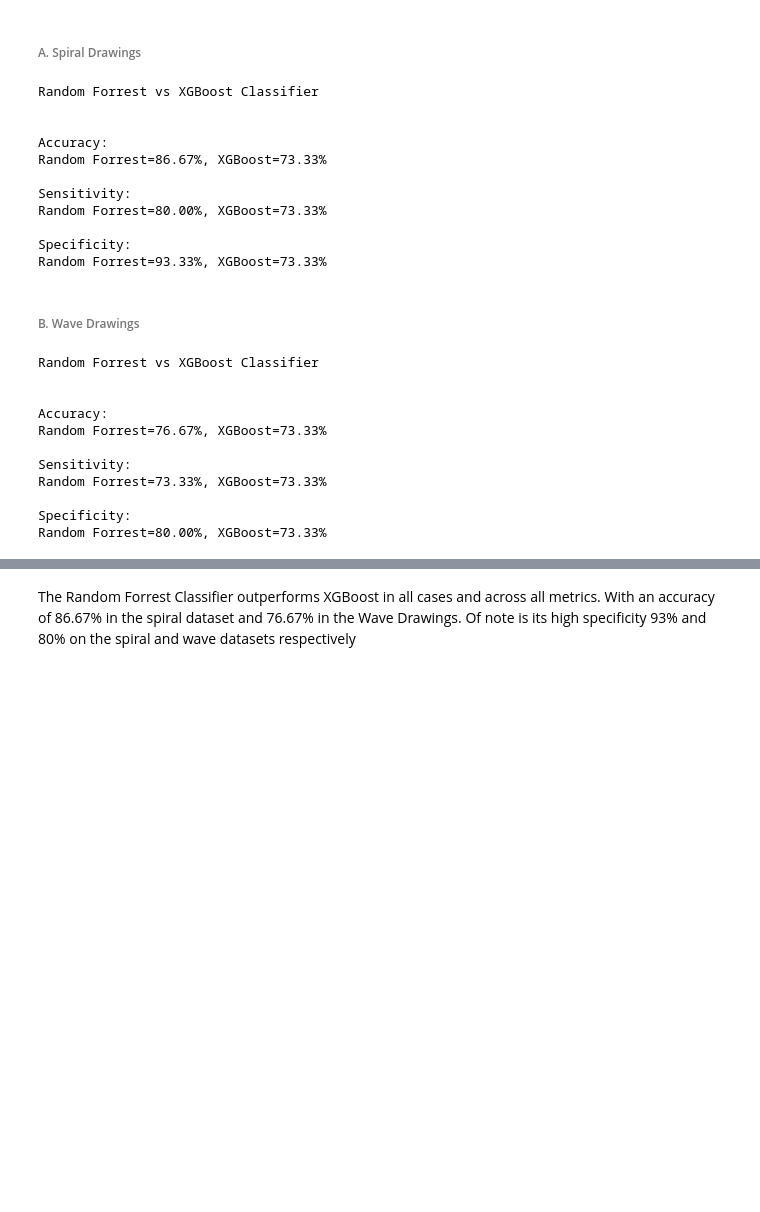
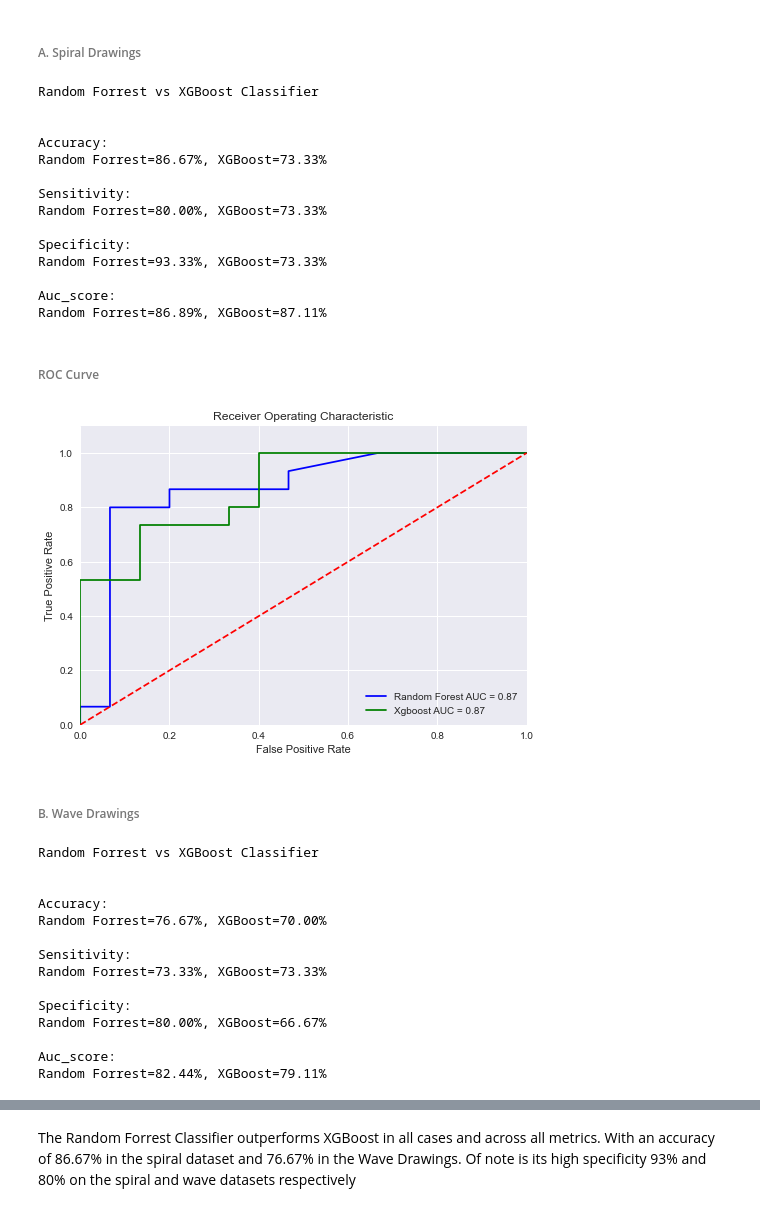
Before and after one commit to amayomode/Detect-Parkinsons-Geometric-Drawings, a Jupyter notebook: detecting_parkinsons.ipynb, the cells around one changed output, grey strips where cells are left out. Cells and saved outputs as stored; diff of their text form; code cells hidden in the pictures; blank space fills up the shorter version.

Commit message:
update ROC metrics

```diff
--- a/detecting_parkinsons.ipynb
+++ b/detecting_parkinsons.ipynb
@@ -130,5 +145,28 @@ def train_models(dataset):
 
     return models
+# %%
+#plot ROC curve
+def plot_roc_curve(model, figname):
+    plt.style.use("seaborn")
+    fpr_rf = model["Rf"]["fpr"]
+    tpr_rf = model["Rf"]["tpr"]
+    auc_score_rf =model["Rf"]["auc_score"]
+
+    fpr_xgb = model["Xgb"]["fpr"]
+    tpr_xgb = model["Xgb"]["tpr"]
+    auc_score_xgb =model["Xgb"]["auc_score"]
+
+    plt.title('Receiver Operating Characteristic')
+    plt.plot(fpr_rf, tpr_rf, color = 'blue', label = 'Random Forest AUC = {:.2f}'.format(auc_score_rf))
+    plt.plot(fpr_xgb, tpr_xgb, color = 'green', label = 'Xgboost AUC = {:.2f}'.format(auc_score_xgb))
+    plt.legend(loc = 'lower right')
+    plt.plot([0, 1], [0, 1],'r--')
+    plt.xlim([0, 1])
+    plt.ylim([0, 1.1])
+    plt.ylabel('True Positive Rate')
+    plt.xlabel('False Positive Rate')
+    plt.savefig(figname, dpi = 300)
+    plt.show()
 # %%
 # Train the models on the spiral drawings
 spiralModels = train_models('spiral')
@@ -141,7 +179,7 @@ waveModels = train_models('wave')
 ###### A. Spiral Drawings
 # %%
 print("Random Forrest vs XGBoost Classifier\n\n")
-for metric in ("accuracy", "sensitivity", "specificity"):
+for metric in ("accuracy", "sensitivity", "specificity", "auc_score"):
     print(f"{metric.capitalize()}: ")
     print("Random Forrest={:.2f}%, XGBoost={:.2f}% \n".format(
         spiralModels['Rf'][metric]*100, spiralModels['Xgb'][metric]*100))
@@ -157,11 +195,20 @@ Random Forrest=80.00%, XGBoost=73.33%
 
 Specificity:
 Random Forrest=93.33%, XGBoost=73.33%
+
+Auc_score:
+Random Forrest=86.89%, XGBoost=87.11%
+# %% [markdown]
+###### ROC Curve
+# %%
+plot_roc_curve(spiralModels, 'spirals')
+# %% [output]
+[figure, added]
 # %% [markdown]
 ###### B. Wave Drawings
 # %%
 print("Random Forrest vs XGBoost Classifier\n\n")
-for metric in ("accuracy", "sensitivity", "specificity"):
+for metric in ("accuracy", "sensitivity", "specificity", "auc_score"):
     print(f"{metric.capitalize()}: ")
     print("Random Forrest={:.2f}%, XGBoost={:.2f}% \n".format(
         waveModels['Rf'][metric]*100, waveModels['Xgb'][metric]*100))
@@ -170,10 +217,13 @@ Random Forrest vs XGBoost Classifier
 
 
 Accuracy:
-Random Forrest=76.67%, XGBoost=73.33%
+Random Forrest=76.67%, XGBoost=70.00%
 
 Sensitivity:
 Random Forrest=73.33%, XGBoost=73.33%
 
 Specificity:
-Random Forrest=80.00%, XGBoost=73.33%
+Random Forrest=80.00%, XGBoost=66.67%
+
+Auc_score:
+Random Forrest=82.44%, XGBoost=79.11%
```
Also changed, not shown: parts of 8 cells of this notebook, 4 other files.
